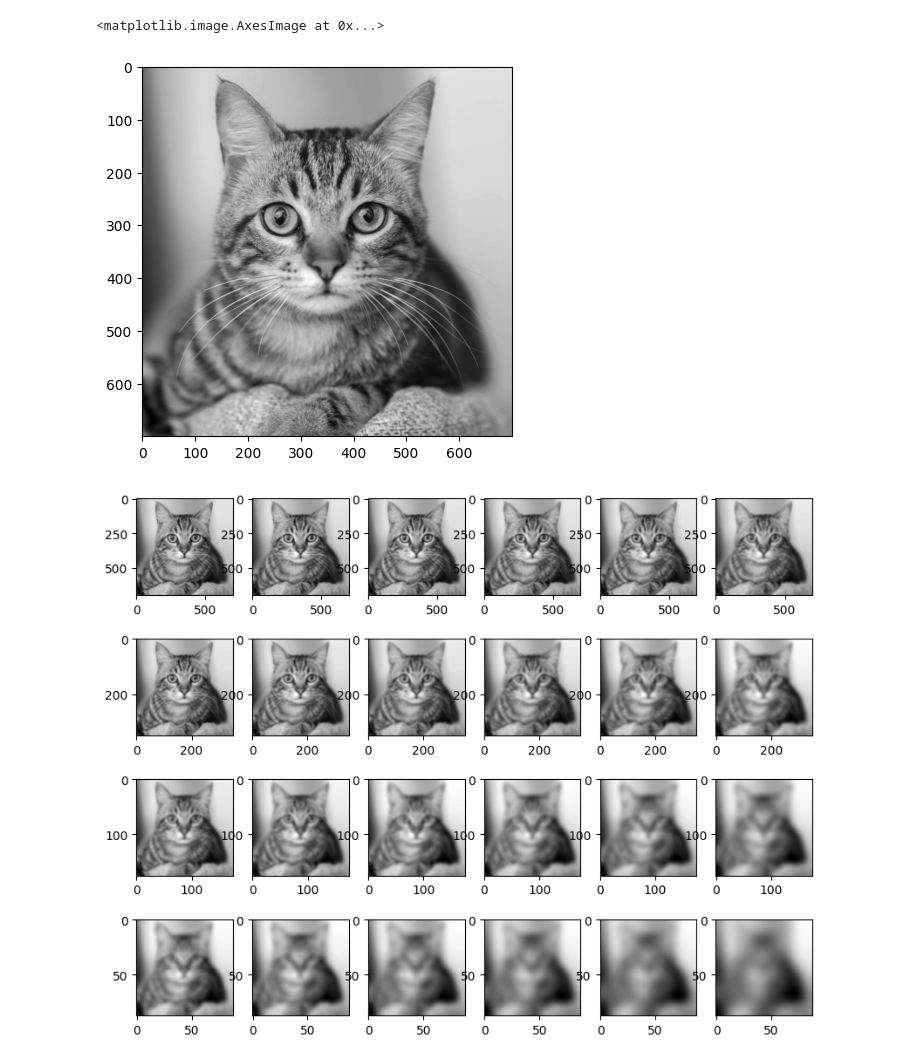
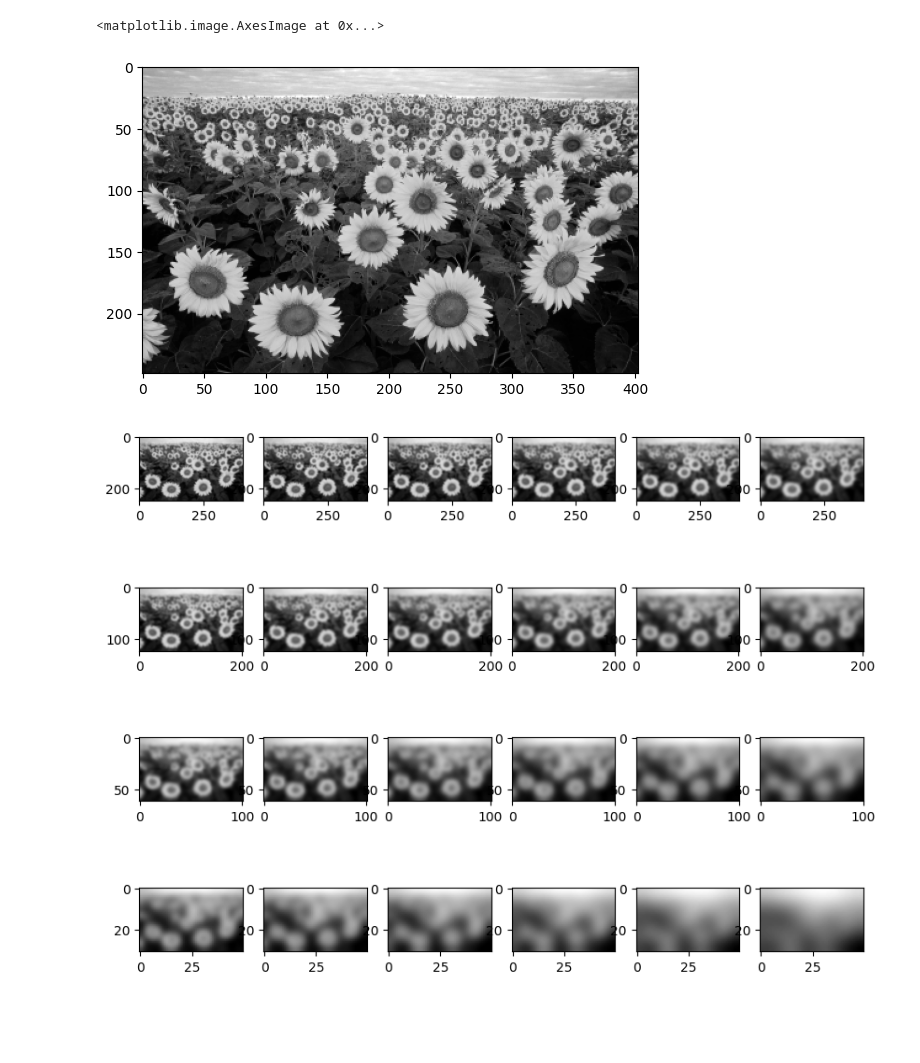
Before and after one commit to Meesdeboer/SIFT-from-scratch, a Jupyter notebook: 1. Keypoint detection.ipynb, the cells around one changed output. Cells and saved outputs as stored; diff of their text form; code cells hidden in the pictures; blank space fills up the shorter version.

```diff
--- a/1. Keypoint detection.ipynb
+++ b/1. Keypoint detection.ipynb
@@ -3,12 +3,18 @@ import cv2
 import matplotlib.pyplot as plt
 import numpy as np
 # %%
-img = cv2.imread("images/org_img.jpg", flags=cv2.IMREAD_GRAYSCALE)
+img = cv2.imread("images/sunflowers.jpg", flags=cv2.IMREAD_GRAYSCALE)
+
+# Downsize image by factor of 8
+height, width = img.shape
+new_height, new_width = height // 8, width // 8
+img = cv2.resize(img, (new_width, new_height), interpolation=cv2.INTER_AREA)
+
 img = cv2.normalize(img, None, 0, 255, cv2.NORM_MINMAX) # Normalize the image to 0-255
 plt.imshow(img,cmap='gray')
 # %% [output]
 <matplotlib.image.AxesImage at 0x...>
-[figure, old version]
+[figure, new version]
 # %%
 # DEFINE PARAMETERS (Copied from Lowe's paper)
 num_octaves = 4
@@ -49,7 +55,7 @@ for octave_idx, octave_images in enumerate(gaussian_pyramid):
         ax = axes[octave_idx, img_idx]
         ax.imshow(img, cmap='gray')
 # %% [output]
-[figure, old version]
+[figure, new version]
 # %%
 # Compute DoG pyramid
 dog_pyramid = [[] for _ in range(num_octaves)]
```
Also changed, not shown: parts of 2 cells of this notebook, 1 other file.
